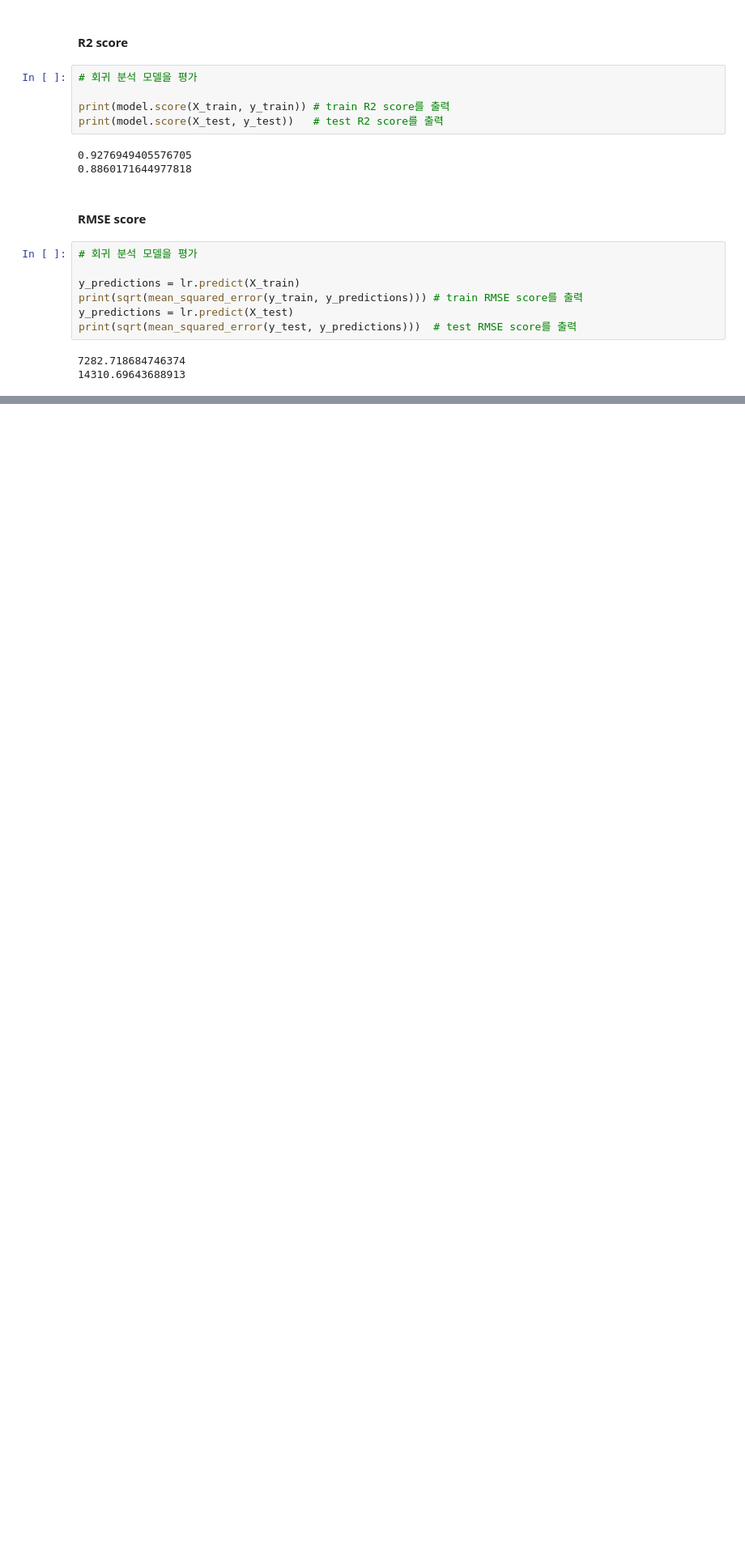
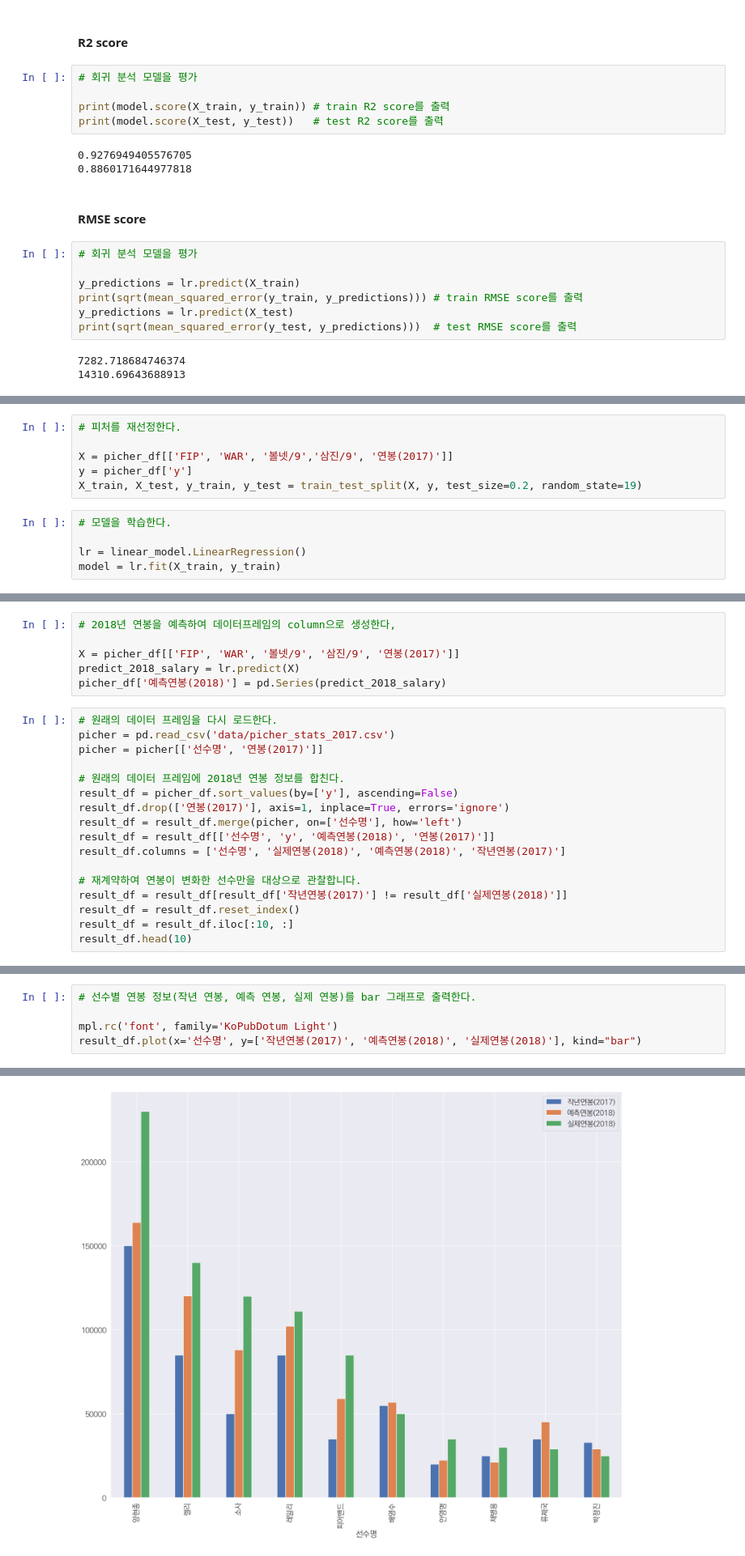
Before and after one commit to Ahyun0326/data_science, a Jupyter notebook: 연봉 예측 분석.ipynb, the cells around one changed output, grey strips where cells are left out. Shown: that part at 81% size. Cells and saved outputs as stored; diff of their text form; blank space fills up the shorter version.

```diff
--- a/연봉 예측 분석.ipynb
+++ b/연봉 예측 분석.ipynb
@@ -323,0 +380,11 @@ print(sqrt(mean_squared_error(y_test, y_predictions)))  # test RMSE score를 출
+# %%
+# 피처를 재선정한다.
+
+X = picher_df[['FIP', 'WAR', '볼넷/9','삼진/9', '연봉(2017)']]
+y = picher_df['y']
+X_train, X_test, y_train, y_test = train_test_split(X, y, test_size=0.2, random_state=19)
+# %%
+# 모델을 학습한다.
+
+lr = linear_model.LinearRegression()
+model = lr.fit(X_train, y_train)
@@ -323,0 +428,23 @@ print(sqrt(mean_squared_error(y_test, y_predictions)))  # test RMSE score를 출
+# %%
+# 2018년 연봉을 예측하여 데이터프레임의 column으로 생성한다,
+
+X = picher_df[['FIP', 'WAR', '볼넷/9', '삼진/9', '연봉(2017)']]
+predict_2018_salary = lr.predict(X)
+picher_df['예측연봉(2018)'] = pd.Series(predict_2018_salary)
+# %%
+# 원래의 데이터 프레임을 다시 로드한다.
+picher = pd.read_csv('data/picher_stats_2017.csv')
+picher = picher[['선수명', '연봉(2017)']]
+
+# 원래의 데이터 프레임에 2018년 연봉 정보를 합친다.
+result_df = picher_df.sort_values(by=['y'], ascending=False)
+result_df.drop(['연봉(2017)'], axis=1, inplace=True, errors='ignore')
+result_df = result_df.merge(picher, on=['선수명'], how='left')
+result_df = result_df[['선수명', 'y', '예측연봉(2018)', '연봉(2017)']]
+result_df.columns = ['선수명', '실제연봉(2018)', '예측연봉(2018)', '작년연봉(2017)']
+
+# 재계약하여 연봉이 변화한 선수만을 대상으로 관찰합니다.
+result_df = result_df[result_df['작년연봉(2017)'] != result_df['실제연봉(2018)']]
+result_df = result_df.reset_index()
+result_df = result_df.iloc[:10, :]
+result_df.head(10)
@@ -323,0 +463,6 @@ print(sqrt(mean_squared_error(y_test, y_predictions)))  # test RMSE score를 출
+# %%
+# 선수별 연봉 정보(작년 연봉, 예측 연봉, 실제 연봉)를 bar 그래프로 출력한다.
+
+mpl.rc('font', family='KoPubDotum Light')
+result_df.plot(x='선수명', y=['작년연봉(2017)', '예측연봉(2018)', '실제연봉(2018)'], kind="bar")
+# %% [output]
@@ -323,0 +470 @@ print(sqrt(mean_squared_error(y_test, y_predictions)))  # test RMSE score를 출
+[figure, added]
```
Also changed, not shown: parts of 13 cells of this notebook.
